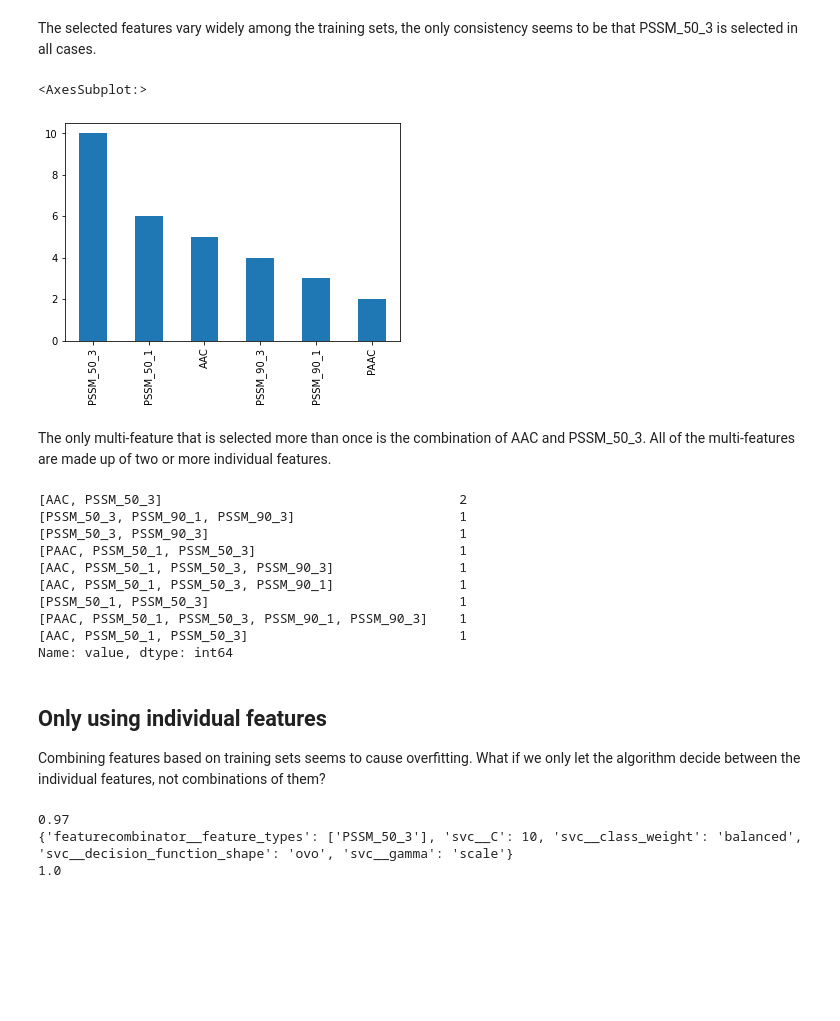
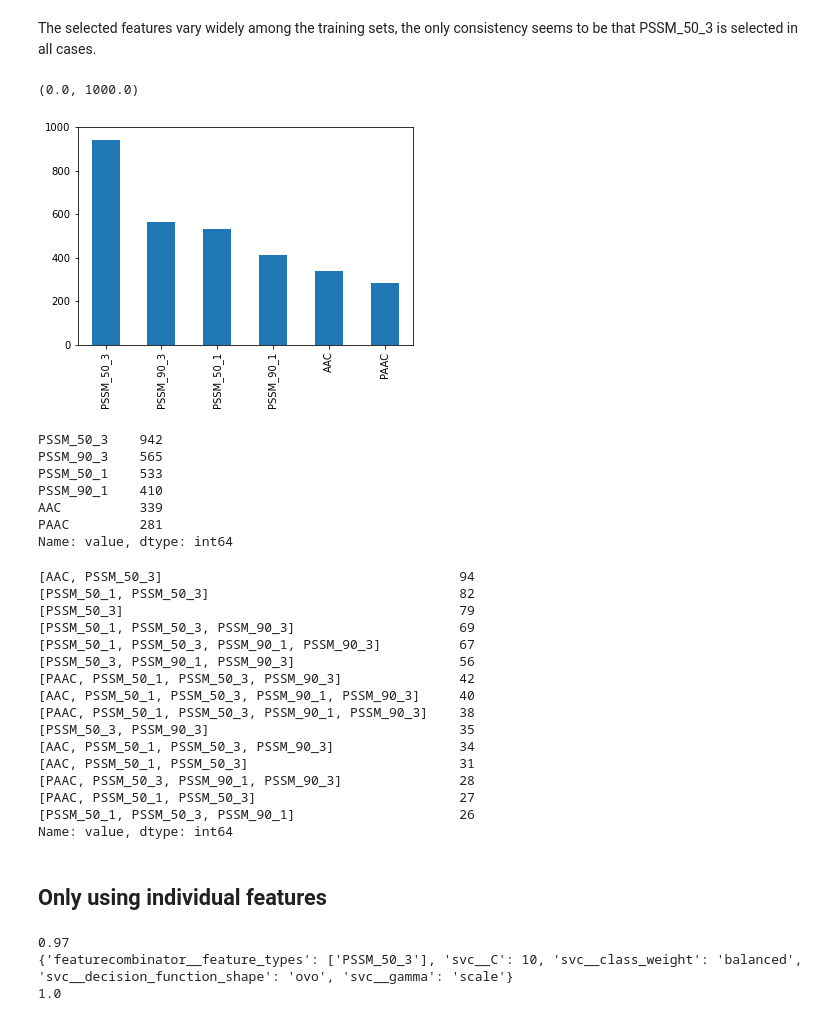
Before and after one commit to adenger/subpred3, a Jupyter notebook: notebooks/athaliana_feature_combinator.ipynb, the cells around one changed output. Drawn from its saved outputs; the diff is of its cells as text; code cells hidden in the pictures; blank space fills up the shorter version.

```diff
--- a/notebooks/athaliana_feature_combinator.ipynb
+++ b/notebooks/athaliana_feature_combinator.ipynb
@@ -376,29 +436,43 @@ df_records[(df_records.dataset=="train")&(df_records.type=="f1_macro_mean")].val
 # %% [markdown]
 The selected features vary widely among the training sets, the only consistency seems to be that PSSM_50_3 is selected in all cases.
+# %%
+g = df_records[df_records.type == "selected_features"].value.explode().value_counts().plot.bar()
+
+g.set_ylim(0,1000)
+# %% [output]
+(0.0, 1000.0)
+[figure, added]
 # %%
-df_records[df_records.type == "selected_features"].value.explode().value_counts().plot.bar()
+df_records[df_records.type == "selected_features"].value.explode().value_counts()
 # %% [output]
-<AxesSubplot:>
+PSSM_50_3    942
+PSSM_90_3    565
+PSSM_50_1    533
+PSSM_90_1    410
+AAC          339
+PAAC         281
+Name: value, dtype: int64
-[figure, removed]
-# %% [markdown]
-The only multi-feature that is selected more than once is the combination of AAC and PSSM_50_3. All of the multi-features are made up of two or more individual features.
 # %%
-df_records[df_records.type == "selected_features"].value.value_counts()
+df_records[df_records.type == "selected_features"].value.value_counts().head(15)
 # %% [output]
-[AAC, PSSM_50_3]                                      2
-[PSSM_50_3, PSSM_90_1, PSSM_90_3]                     1
-[PSSM_50_3, PSSM_90_3]                                1
-[PAAC, PSSM_50_1, PSSM_50_3]                          1
-[AAC, PSSM_50_1, PSSM_50_3, PSSM_90_3]                1
-[AAC, PSSM_50_1, PSSM_50_3, PSSM_90_1]                1
-[PSSM_50_1, PSSM_50_3]                                1
-[PAAC, PSSM_50_1, PSSM_50_3, PSSM_90_1, PSSM_90_3]    1
-[AAC, PSSM_50_1, PSSM_50_3]                           1
+[AAC, PSSM_50_3]                                      94
+[PSSM_50_1, PSSM_50_3]                                82
+[PSSM_50_3]                                           79
+[PSSM_50_1, PSSM_50_3, PSSM_90_3]                     69
+[PSSM_50_1, PSSM_50_3, PSSM_90_1, PSSM_90_3]          67
+[PSSM_50_3, PSSM_90_1, PSSM_90_3]                     56
+[PAAC, PSSM_50_1, PSSM_50_3, PSSM_90_3]               42
+[AAC, PSSM_50_1, PSSM_50_3, PSSM_90_1, PSSM_90_3]     40
+[PAAC, PSSM_50_1, PSSM_50_3, PSSM_90_1, PSSM_90_3]    38
+[PSSM_50_3, PSSM_90_3]                                35
+[AAC, PSSM_50_1, PSSM_50_3, PSSM_90_3]                34
+[AAC, PSSM_50_1, PSSM_50_3]                           31
+[PAAC, PSSM_50_3, PSSM_90_1, PSSM_90_3]               28
+[PAAC, PSSM_50_1, PSSM_50_3]                          27
+[PSSM_50_1, PSSM_50_3, PSSM_90_1]                     26
 Name: value, dtype: int64
-# %% [markdown]
-## Only using individual features
-
-Combining features based on training sets seems to cause overfitting. What if we only let the algorithm decide between the individual features, not combinations of them?
+# %% [markdown]
+## Only using individual features
 # %%
 pipe = make_pipeline(
     FeatureCombinator(feature_names, feature_types), StandardScaler(), SVC()
```
Also changed, not shown: parts of 14 cells of this notebook.
